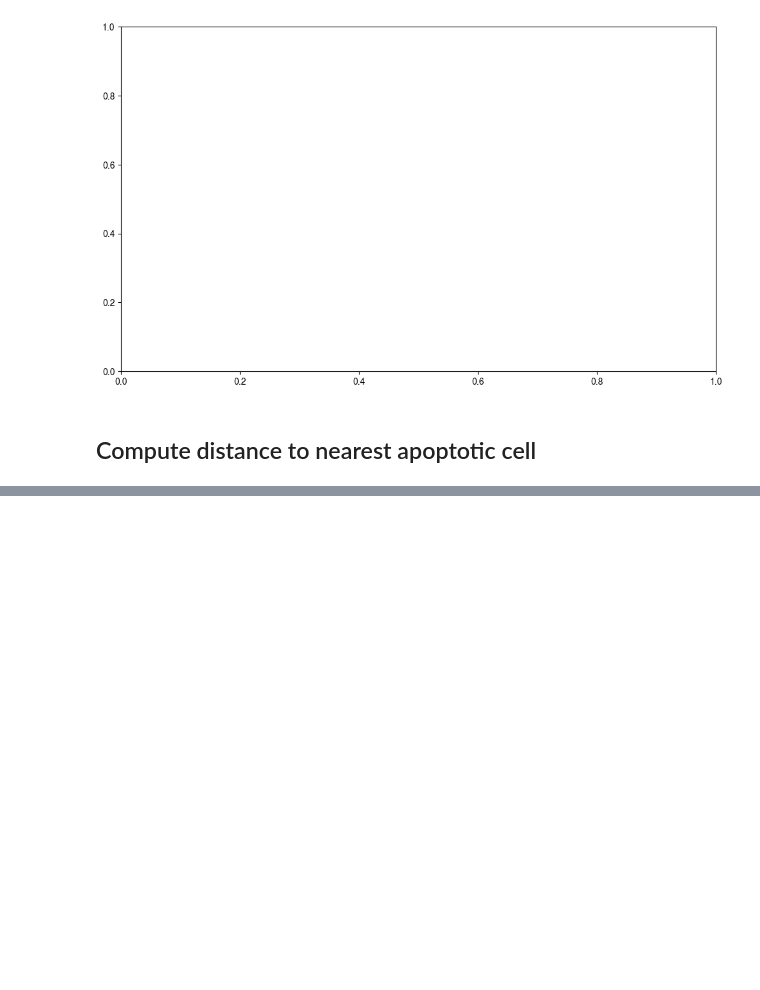
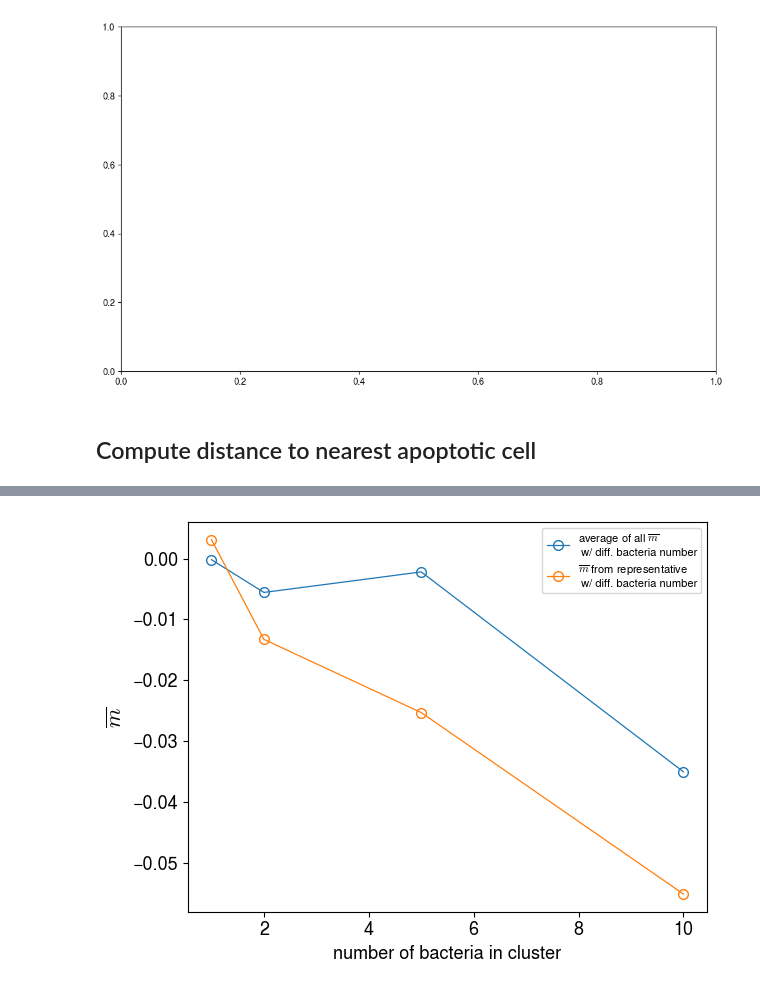
Before and after one commit to jannesantana/bacteria, a Jupyter notebook: bacteria_analysis.ipynb, the cells around one changed output, grey strips where cells are left out. Cells and saved outputs as stored; diff of their text form; code cells hidden in the pictures; blank space fills up the shorter version.

```diff
--- a/bacteria_analysis.ipynb
+++ b/bacteria_analysis.ipynb
@@ -1341,0 +1353,3 @@ abs(np.average(average_m_dist))/sigma
+# %%
+clusters = {"1": [31,44,339,898,41], "2":[1322,884,830,867,40,93,985,983],"5":[1711,1594,22,14,1282],"10":[382,663,236,1622,365,60,290,904,1015,216]}
+all_keys = list(clusters.keys())
@@ -1341,0 +1385,33 @@ abs(np.average(average_m_dist))/sigma
+# %%
+clusters = {"1": [31,44,339,898,41], "2":[1322,884,830,867,40,93,985,983],"5":[1711,1594,22,14,1282],"10":[382,663,236,1622,365,60,290,904,1015,216]}
+
+all_keys = list(clusters.keys())
+average_by_size = {}
+average_by_representative = {} #{size: {id: value of average}}
+for size in all_keys:
+    ids = clusters[size]
+    in_cluster_size = 0
+    for id in ids:
+        deriv_file_smooth = f'/media/janne/Transcend/bacteria/apoptotic_cells/distance_nearest_apop_cell/deriv_smoothed_id_{id}_to_nearest_time_cell_dist.dat'
+        data = np.loadtxt(deriv_file_smooth,usecols=1)
+        m_for_single_id = np.average(data)
+        in_cluster_size += m_for_single_id
+    in_cluster_size = in_cluster_size/len(ids)
+    average_by_size[size] = in_cluster_size
+    repres = ids[4]
+    avg_repres = np.average(np.loadtxt(f'/media/janne/Transcend/bacteria/apoptotic_cells/distance_nearest_apop_cell/deriv_smoothed_id_{repres}_to_nearest_time_cell_dist.dat',usecols=1))
+    average_by_representative[size] = {f'{repres}': avg_repres}
+# %%
+fig,ax_avgs = plt.subplots()
+all_keys_number = [int(a) for a in all_keys]
+all_avg_m_from_size = list(average_by_size.values())
+all_avg_m_from_repr = [list(ass.values())[0] for ass in list(average_by_representative.values())]
+ax_avgs.plot(all_keys_number, all_avg_m_from_size,label=r'average of all $\overline{m}$ '+'\n'+' w/ diff. bacteria number',lw=0.9, ms=7, marker='o', mfc='none')
+ax_avgs.plot(all_keys_number, all_avg_m_from_repr, label=r'$\overline{m}$ from representative '+'\n'+' w/ diff. bacteria number',lw=0.9, ms=7, marker='o', mfc='none')
+ax_avgs.legend(fontsize=8)
+ax_avgs.set_xlabel('number of bacteria in cluster')
+ax_avgs.set_ylabel(r'$\overline{m}$',fontsize=16)
+plt.tight_layout()
+plt.show()
+# %% [output]
+[figure, added]
```
Also changed, not shown: parts of 16 cells of this notebook.
